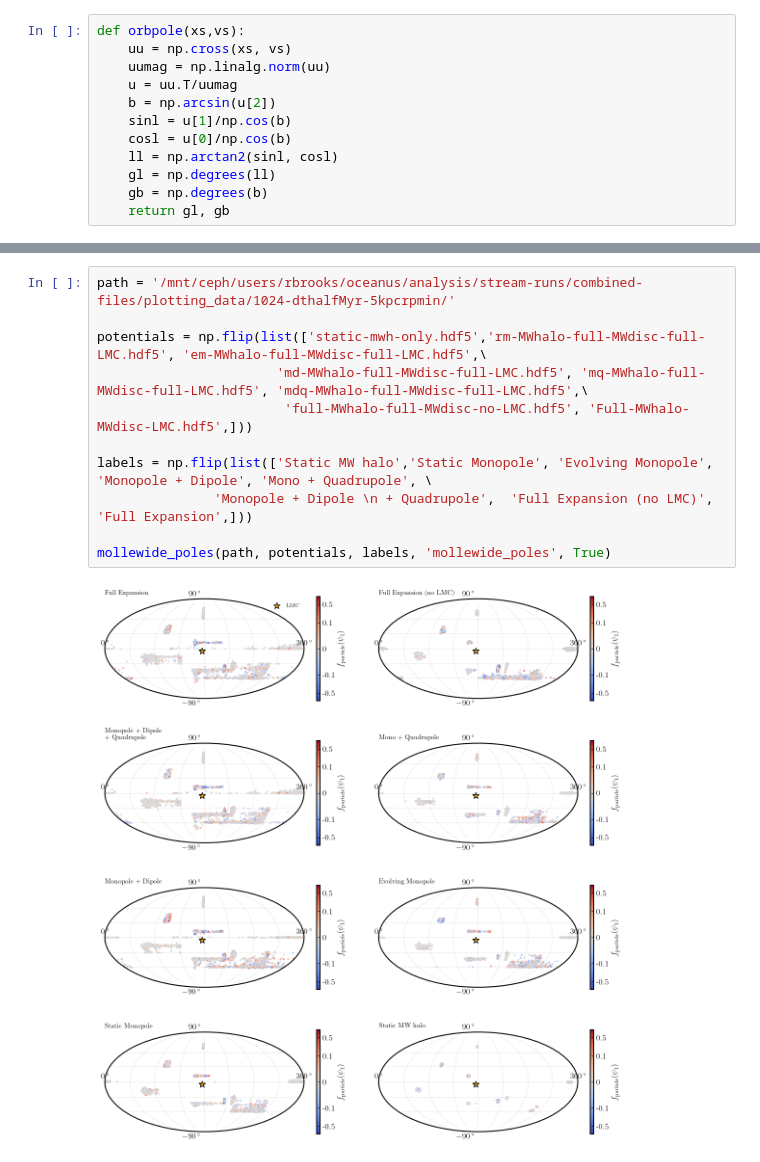
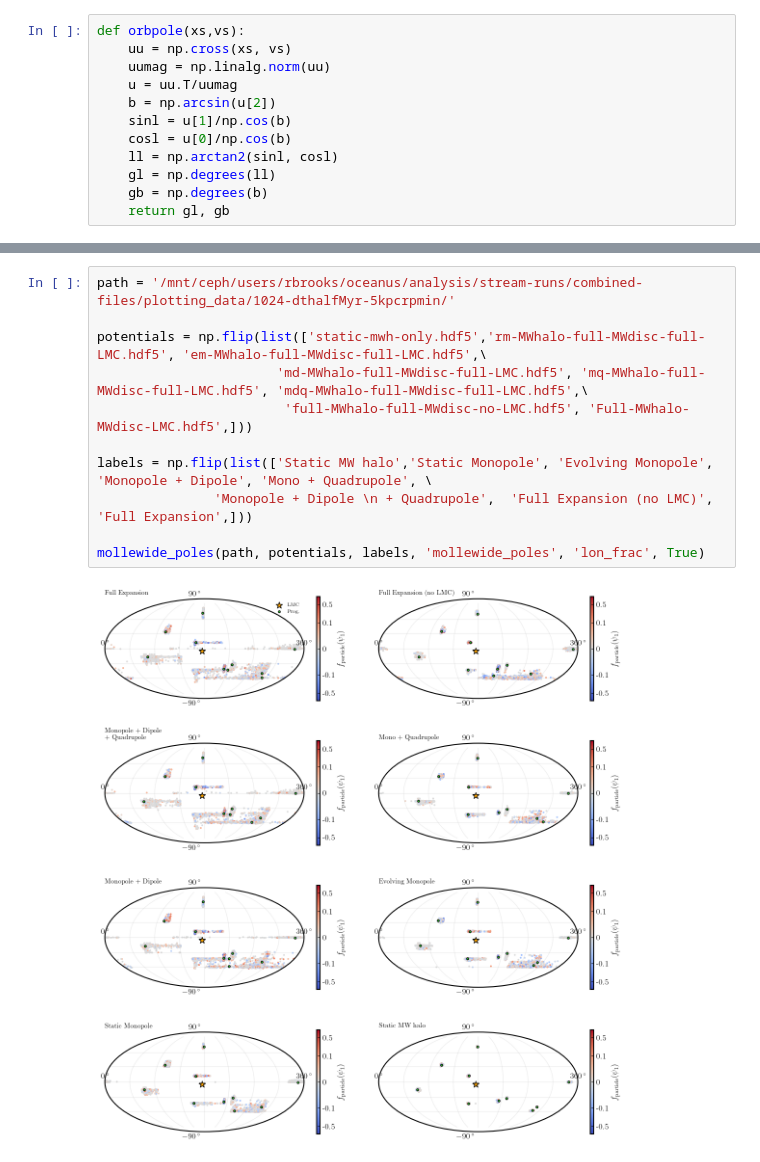
Before and after one commit to dc-broo3/oceanus, a Jupyter notebook: analysis/mollewideplots.ipynb, the cells around one changed output, grey strips where cells are left out. Cells and saved outputs as stored; diff of their text form.

Commit message:
Updates to mollewide plotting script

```diff
--- a/analysis/mollewideplots.ipynb
+++ b/analysis/mollewideplots.ipynb
@@ -125,14 +148,14 @@ def mollewide_poles(path_data, pots, pot_labels, plotname, savefig=False):
 # %%
 path = '/mnt/ceph/users/rbrooks/oceanus/analysis/stream-runs/combined-files/plotting_data/1024-dthalfMyr-5kpcrpmin/'
 
 potentials = np.flip(list(['static-mwh-only.hdf5','rm-MWhalo-full-MWdisc-full-LMC.hdf5', 'em-MWhalo-full-MWdisc-full-LMC.hdf5',\
                        'md-MWhalo-full-MWdisc-full-LMC.hdf5', 'mq-MWhalo-full-MWdisc-full-LMC.hdf5', 'mdq-MWhalo-full-MWdisc-full-LMC.hdf5',\
                         'full-MWhalo-full-MWdisc-no-LMC.hdf5', 'Full-MWhalo-MWdisc-LMC.hdf5',]))
 
 labels = np.flip(list(['Static MW halo','Static Monopole', 'Evolving Monopole', 'Monopole + Dipole', 'Mono + Quadrupole', \
                'Monopole + Dipole \n + Quadrupole',  'Full Expansion (no LMC)', 'Full Expansion',]))
 
-mollewide_poles(path, potentials, labels, 'mollewide_poles', True)
+mollewide_poles(path, potentials, labels, 'mollewide_poles', 'lon_frac', True)
 # %% [output]
-[figure, old version]
+[figure, new version]
 # %%
```
Also changed, not shown: parts of 5 cells of this notebook.
